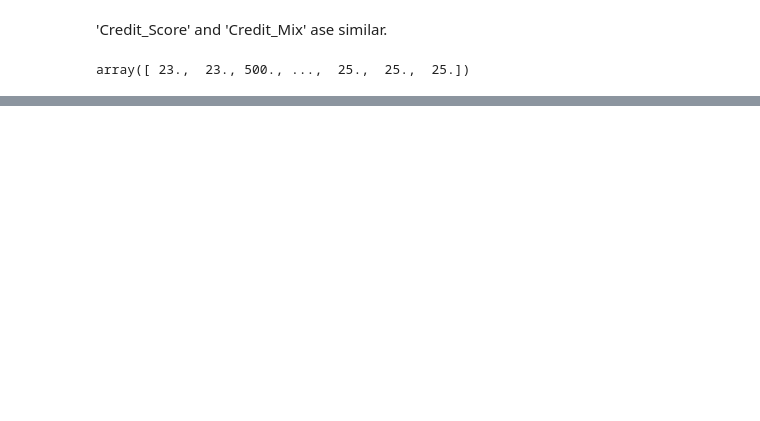
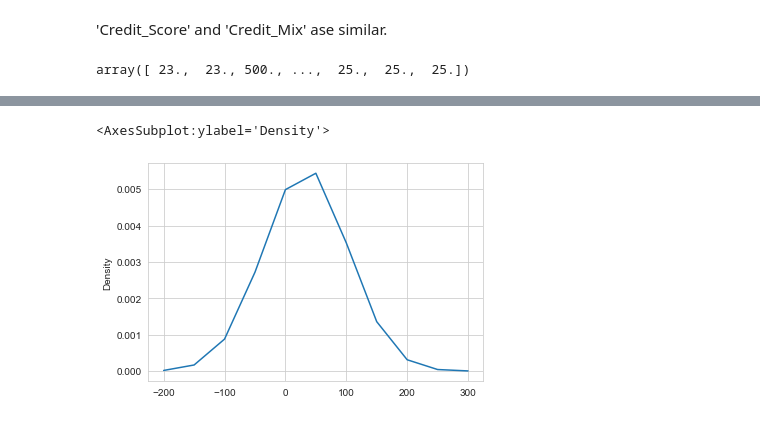
Before and after one commit to OlaJaglinska/Data-Science-Training, a Jupyter notebook: EDA/EDA.ipynb, the cells around one changed output, grey strips where cells are left out. Cells and saved outputs as stored; diff of their text form; code cells hidden in the pictures; blank space fills up the shorter version.

```diff
--- a/EDA/EDA.ipynb
+++ b/EDA/EDA.ipynb
@@ -277,3 +292,25 @@ ax = sns.catplot(data=df, x="Credit_Mix", palette='hls', kind="count",
+# %%
+sns.set_style("whitegrid")
+ax = sns.catplot(data=df, x="Credit_Mix", palette='hls', kind="count",
+                height=4, aspect=1.75)
+total = float(len(df))
+for p in ax.patches.axes[0, 0]:
+    percentage = '{:.1f}%'.format(100 * p.get_height()/total)
+    x = p.get_x() + p.get_width()
+    y = p.get_height()
+    ax.annotate(percentage, (x, y),ha='center')
+plt.show()
+# %%
+sns.set(style="whitegrid")
+plt.figure(figsize=(10,4))
+total = float(len(df))
+ax = sns.countplot(data=df, x="Credit_Mix", hue="Credit_Mix", palette='hls')
+for p in ax.patches:
+    percentage = '{:.1f}%'.format(100 * p.get_height()/total)
+    x = p.get_x() + p.get_width()
+    y = p.get_height()
+    ax.annotate(percentage, (x, y),ha='center')
+plt.show()
 # %% [markdown]
 The most (36,5%) of the clients have o 'Standard' credit mix.
 # %%
@@ -289,0 +336,5 @@ array([ 23.,  23., 500., ...,  25.,  25.,  25.])
+# %%
+df['Age'].plot.kde(ind=[-200,-150,-100,-50,0,50,100,150,200,250,300])
+# %% [output]
+<AxesSubplot:ylabel='Density'>
+[figure, added]
```
Also changed, not shown: parts of 5 cells of this notebook.
